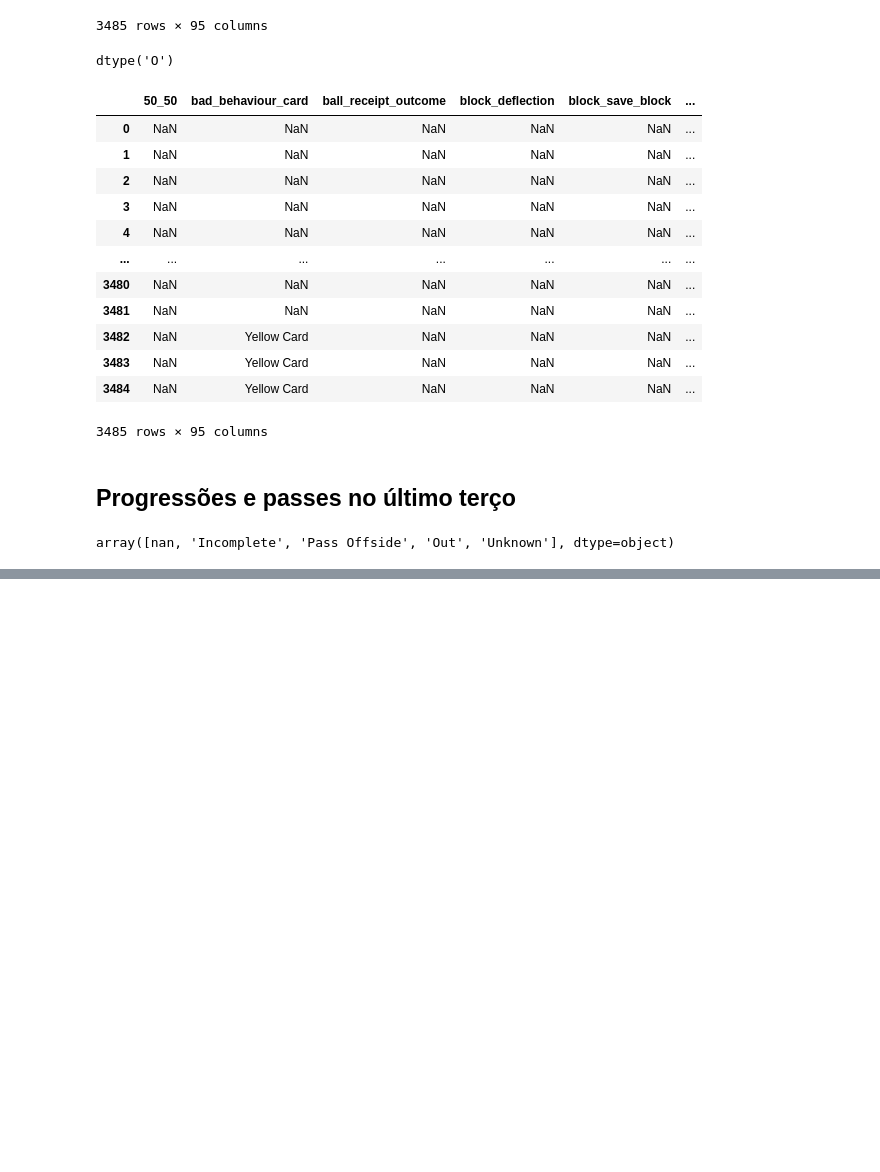
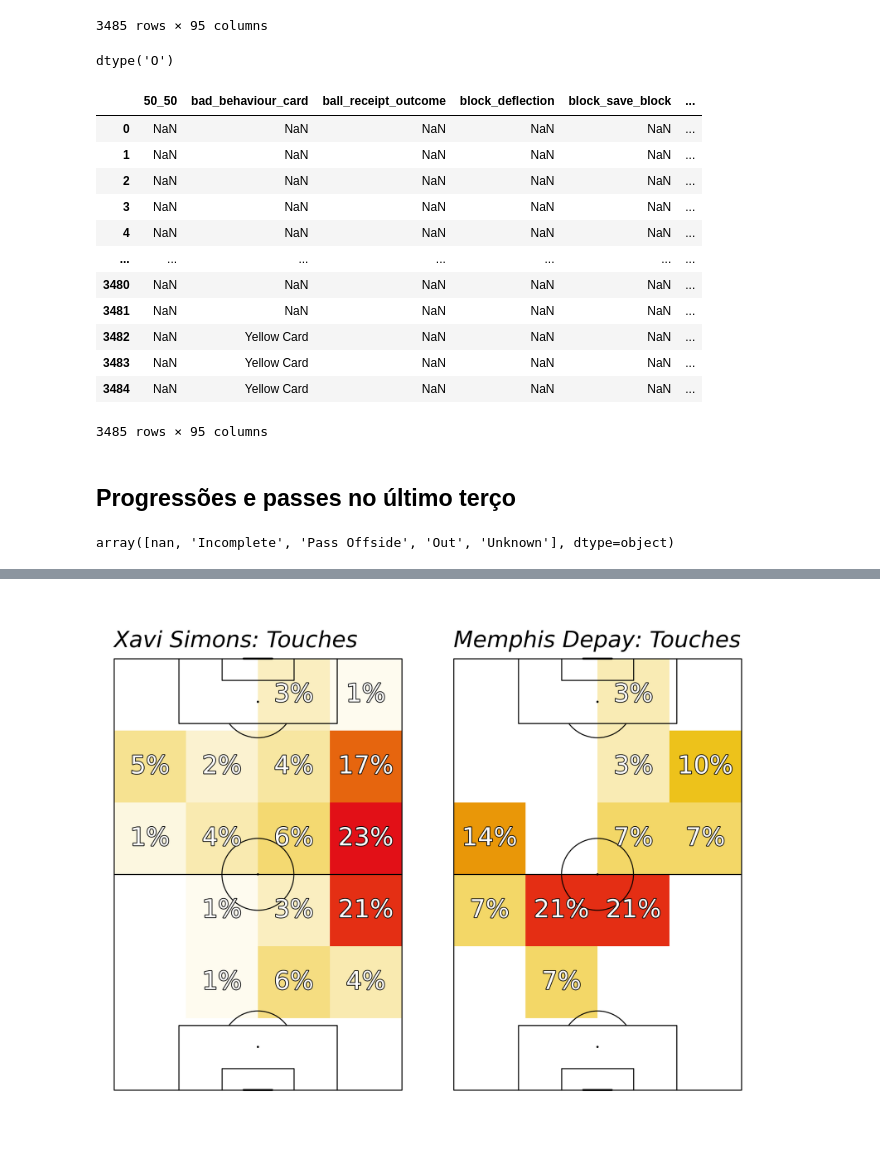
Before and after one commit to cayopereira/eurocopa-2024, a Jupyter notebook: scripts/main.ipynb, the cells around one changed output, grey strips where cells are left out. Saved outputs shown, nothing was run; the diff lists cells and outputs as text; code cells hidden in the pictures; blank space fills up the shorter version.

```diff
--- a/scripts/main.ipynb
+++ b/scripts/main.ipynb
@@ -173,0 +303,16 @@ f3rd_passes_count=f3rd_passes.groupby('player').size().reset_index()
+# %%
+player1="Xavi Simons"
+player2="Memphis Depay"
+touches=['Pass', 'Ball Receipt*', 'Carry', 'Clearance', 'Foul Won', 'Block',
+'Ball Recovery', 'Duel', 'Dribble', 'Interception', 'Miscontrol', 'Shot']
+# %%
+ # da coluna 'type', traga os eventos que constam na lista 'touches'
+player1_df=match_events[(match_events.player==player1)&(match_events.type.isin(touches))]
+player2_df=match_events[(match_events.player==player2)&(match_events.type.isin(touches))]
+# %%
+#criando degradê de cores
+colour1="white"
+colour2="#EBBC04"
+colour3="#e21017"
+cmaplist = [colour1, colour2, colour3]
+cmap = LinearSegmentedColormap.from_list("", cmaplist)
@@ -173,0 +323,63 @@ f3rd_passes_count=f3rd_passes.groupby('player').size().reset_index()
+# %%
+path_eff = [path_effects.Stroke(linewidth=3, foreground='black'),
+            path_effects.Normal()]
+
+#create a grid of pitches
+#define pitch style
+pitch = VerticalPitch(pitch_type='statsbomb', line_zorder=2, line_color='#000000', linewidth=2,half=False)
+
+#create a grid - in this example, one row of two pitches
+fig, axs = pitch.grid(nrows=1, ncols=2
+                      ,figheight=16,
+                      grid_width=0.65,
+                      endnote_height=0.03, endnote_space=0.05,
+                      axis=False,title_space=0.02, title_height=0.06, grid_height=0.8)
+
+#get data for heatmap
+#player1
+bin_statistic1 = pitch.bin_statistic(player1_df.x, player1_df.y, statistic='count',
+bins=(6, 4),normalize=True)
+#player2
+bin_statistic2 = pitch.bin_statistic(player2_df.x, player2_df.y, statistic='count',
+bins=(6, 4),normalize=True)
+
+#calculate vmax value
+#we want both our heatmaps to use the same colour spectrum
+vmax1=bin_statistic1['statistic'].max()
+vmax2=bin_statistic2['statistic'].max()
+
+if vmax1>vmax2:
+  vmax=vmax1
+else:
+  vmax=vmax2
+
+#set vmin as zero
+vmin=0
+
+#plot heatmap for player1
+heatmap1 = pitch.heatmap(bin_statistic1, ax=axs['pitch'][0], cmap=cmap, vmax=vmax, vmin=vmin)
+
+#add percentages for each zone
+annotate1 = pitch.label_heatmap(bin_statistic1, color='white',
+                                path_effects=path_eff, fontsize=50, ax=axs['pitch'][0],
+                                str_format='{:.0%}',
+                                ha='center', va='center',
+                                exclude_zeros=True)
+
+#add name of player to the top of the heatmap
+ax_text(0, 125, f'{player1}: Touches', ha='left', c='black',va='center', fontsize=45,ax=axs['pitch'][0],style='italic')
+
+
+#plot heatmap for player2
+heatmap2 = pitch.heatmap(bin_statistic2, ax=axs['pitch'][1], cmap=cmap, vmax=vmax, vmin=vmin)
+
+#add percentages for each zone
+annotate2 = pitch.label_heatmap(bin_statistic2, color='white',
+                                path_effects=path_eff, fontsize=50, ax=axs['pitch'][1],
+                                str_format='{:.0%}',
+                                ha='center', va='center',
+                                exclude_zeros=True)
+
+#add name of player to the top of the heatmap
+ax_text(0, 125, f'{player2}: Touches', ha='left', c='black',va='center', fontsize=45,ax=axs['pitch'][1],style='italic')
+# %% [output]
@@ -173,0 +387 @@ f3rd_passes_count=f3rd_passes.groupby('player').size().reset_index()
+[figure, added]
```
Also changed, not shown: parts of 36 cells of this notebook, 1 other file.
